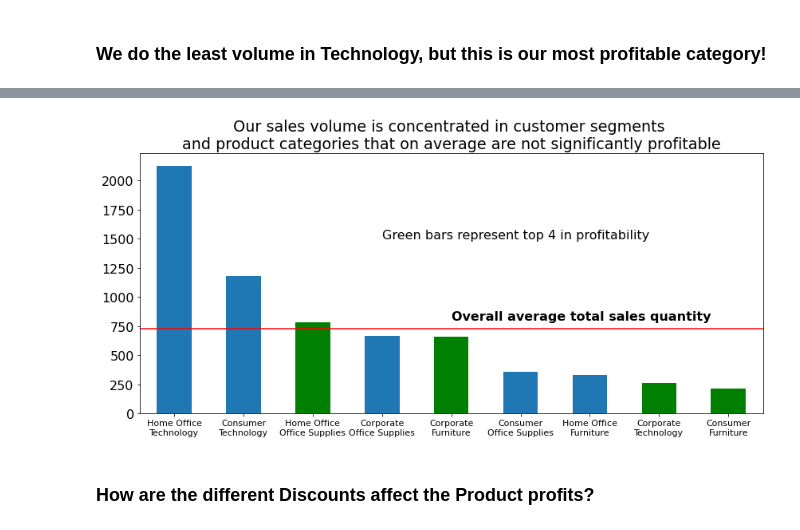
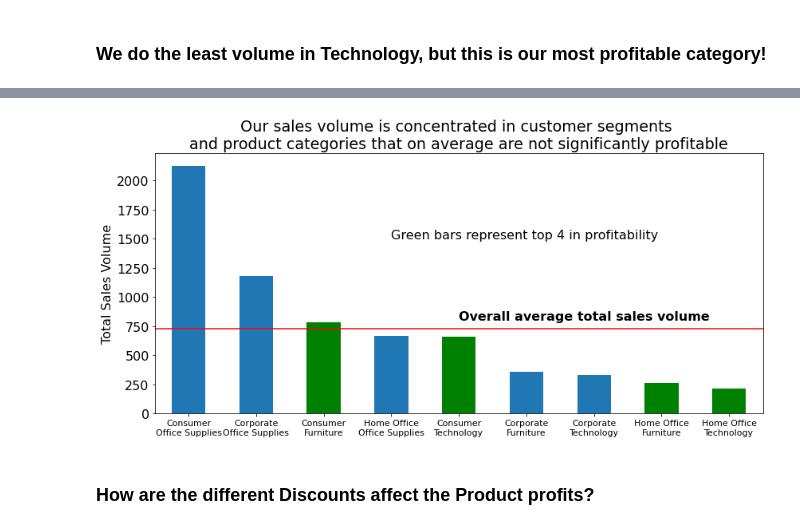
Before and after one commit to superstore-stephen-jesse/superstor-time-series-project, a Jupyter notebook: final_report.ipynb, the cells around one changed output, grey strips where cells are left out. Saved outputs shown, nothing was run; the diff lists cells and outputs as text; code cells hidden in the pictures.

```diff
--- a/final_report.ipynb
+++ b/final_report.ipynb
@@ -211,24 +245,28 @@ plt.show()
 # %%
 profit_by_seg_cat = df.groupby(["segment","category"]).profit.mean().sort_values(ascending=False)
+
+qty_by_seg_cat = df.groupby(["segment","category"]).quantity.sum().sort_values(ascending=False)
 # Grab the xtick labels
-l=profit_by_seg_cat.index.tolist()
+l=qty_by_seg_cat.index.tolist()
 # Original index values are multiindex, not great for plotting. This adds a new line between segment and category
 xlabs=[i[0]+"\n"+i[1] for i in l]
 # Colors bars based on if they are in the top 4 profitable segment/category combo
 clrs=['green' if (x in profit_by_seg_cat.head(4).index) else '#1f77b4' for x in df.groupby(["segment","category"]).quantity.sum().index]
+
 ax1=df.groupby(["segment","category"]).quantity.sum().sort_values(ascending=False).plot.bar(color=clrs)
 
 plt.axhline(df.groupby(["segment","category"]).quantity.sum().mean(), color = 'r')
 plt.title("Our sales volume is concentrated in customer segments \nand product categories that on average are not significantly profitable")
 plt.annotate("Green bars represent top 4 in profitability", xy=(3, 1500))
-plt.annotate("Overall average total sales quantity",xy=(4,800), fontweight='bold')
+plt.annotate("Overall average total sales volume",xy=(4,800), fontweight='bold')
 ax1.set_xticklabels(xlabs)
 plt.xlabel("")
+plt.ylabel("Total Sales Volume")
 plt.xticks(fontsize=11, rotation = 0)
 plt.tight_layout()
 plt.show()
 # %% [output]
-[figure, old version]
+[figure, new version]
 # %% [markdown]
 ### How are the different Discounts affect the Product profits?
 # %%
```
Also changed, not shown: parts of 6 cells of this notebook.
